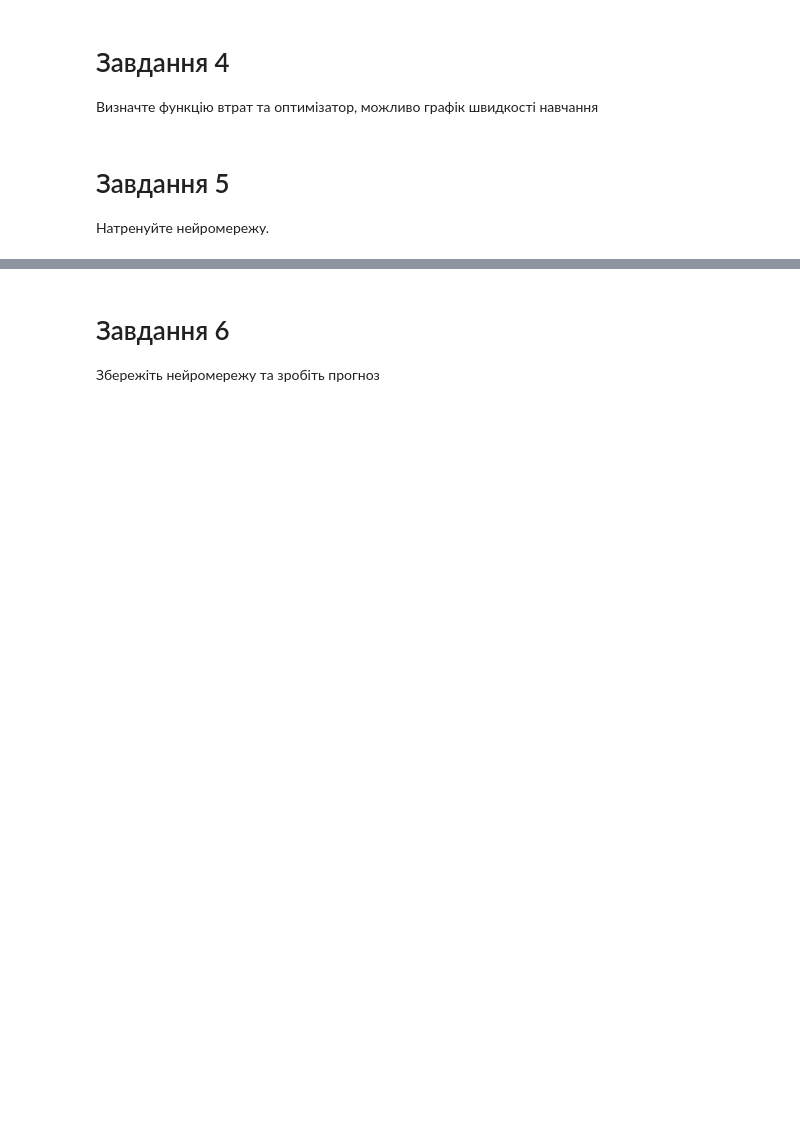
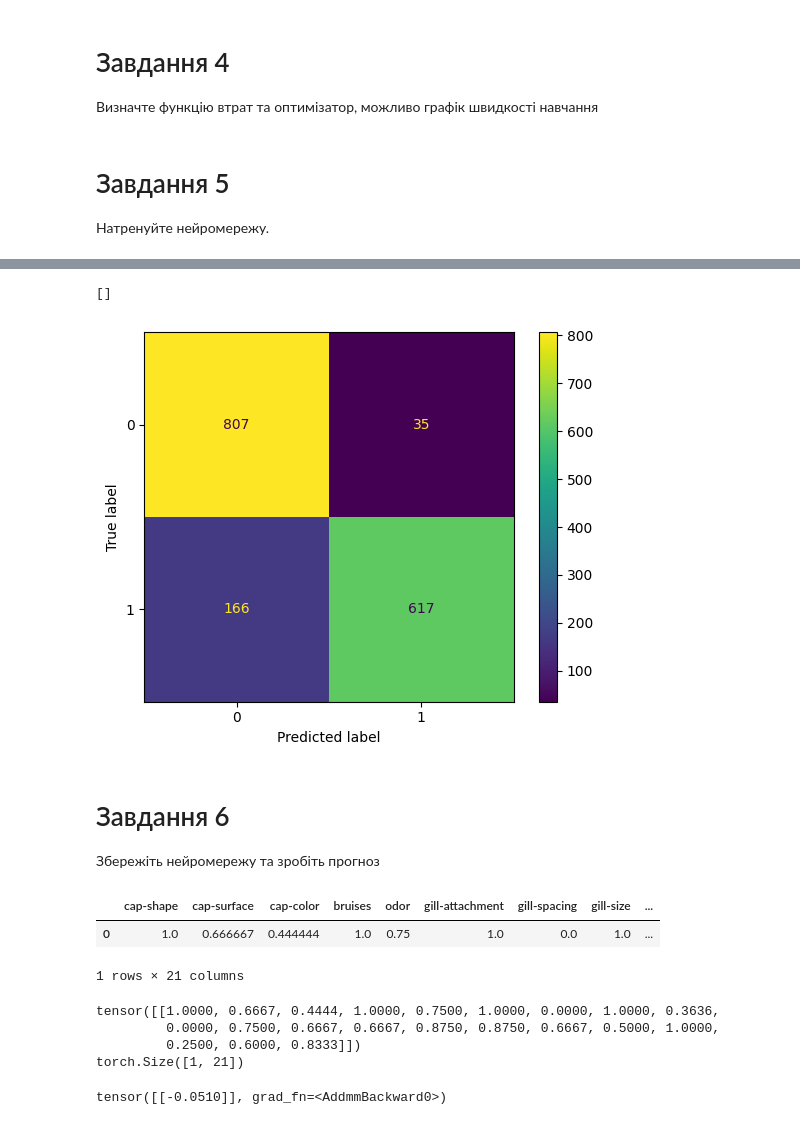
Before and after one commit to shaya-686/AI, a Jupyter notebook: ДЗ_14.ipynb, the cells around one changed output, grey strips where cells are left out. Saved outputs shown, nothing was run; the diff lists cells and outputs as text; code cells hidden in the pictures; blank space fills up the shorter version.

```diff
--- a/ДЗ_14.ipynb
+++ b/ДЗ_14.ipynb
@@ -50,3 +97,39 @@ df.head()
 # %% [markdown]
 # Завдання 3
 Створіть нейромережу
+# %%
+import numpy as np
+from torch import nn
+import torch.nn.functional as F
+
+
+class BinaryClassifier(nn.Module):
+    def __init__(self, input_dim, hidden_dim, output_dim):
+        super().__init__()
+        self.all_layers = nn.Sequential(
+        nn.Linear(input_dim, hidden_dim),
+        nn.BatchNorm1d(hidden_dim),
+        nn.Linear(hidden_dim, hidden_dim//2),
+        nn.ReLU(),
+        nn.Linear(hidden_dim//2, hidden_dim//2),
+        nn.ReLU(),
+        nn.Linear(hidden_dim//2, hidden_dim//4),
+        nn.ReLU(),
+        nn.Linear(hidden_dim//4, output_dim)
+        )
+
+    def forward(self, x):
+        return self.all_layers(x)
+
+    def predict(self, X, device='cpu'):
+        X = torch.FloatTensor(np.array(X)).to(device)
+
+        with torch.no_grad():
+          y_pred = self.forward(X)
+          y_pred = F.sigmoid(y_pred)
+
+        return y_pred.cpu().numpy().squeeze()
+
+
+model = BinaryClassifier(21, 28, 1).to(device)
+model
@@ -59,3 +361,14 @@ df.head()
+# %%
+from sklearn.metrics import ConfusionMatrixDisplay, RocCurveDisplay
+
+model = model.to('cpu')  # відключаємо від gpu
+y_pred = model.predict(X_test, 'cpu')
+
+ConfusionMatrixDisplay.from_predictions(y_test, y_pred.round())
+plt.plot()
+# %% [output]
+[]
+[figure, added]
 # %% [markdown]
 # Завдання 6
 Збережіть нейромережу та зробіть прогноз
@@ -61,0 +379,20 @@ df.head()
+# %%
+X.iloc[:1]
+# %% [output]
+|  | cap-shape | cap-surface | cap-color | bruises | odor | gill-attachment | gill-spacing | gill-size | ... |
+| 0 | 1.0 | 0.666667 | 0.444444 | 1.0 | 0.75 | 1.0 | 0.0 | 1.0 | ... |
+1 rows × 21 columns
+# %%
+X_data = torch.FloatTensor(X.iloc[:1].values)
+
+print(X_data)
+print(X_data.shape)
+# %% [output]
+tensor([[1.0000, 0.6667, 0.4444, 1.0000, 0.7500, 1.0000, 0.0000, 1.0000, 0.3636,
+         0.0000, 0.7500, 0.6667, 0.6667, 0.8750, 0.8750, 0.6667, 0.5000, 1.0000,
+         0.2500, 0.6000, 0.8333]])
+torch.Size([1, 21])
+# %%
+load_model(X_data)
+# %% [output]
+tensor([[-0.0510]], grad_fn=<AddmmBackward0>)
```
Also changed, not shown: parts of 14 cells of this notebook.
